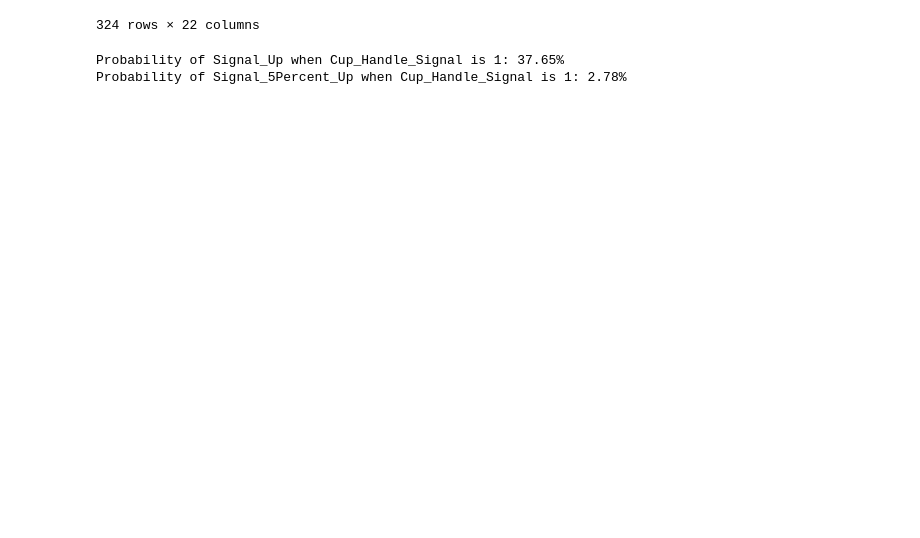
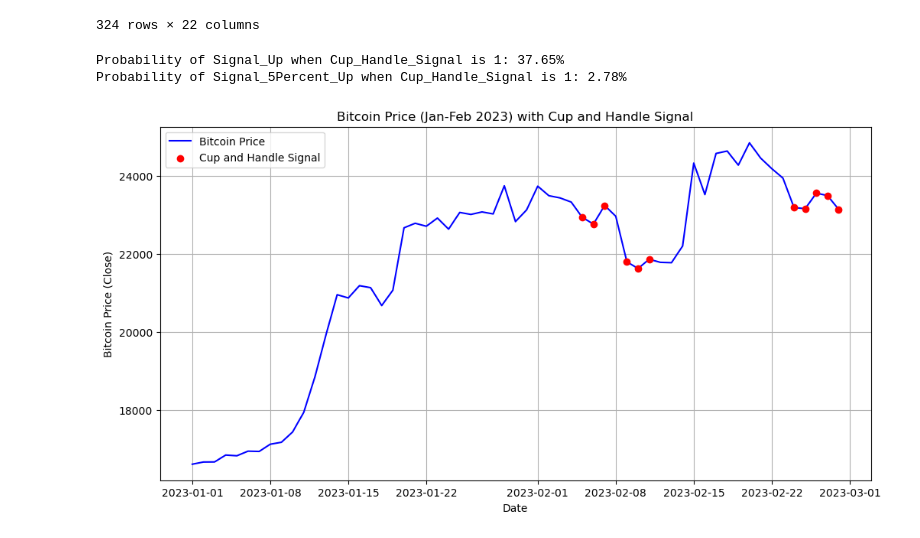
Before and after one commit to Rex-Chan99/Bitcoin_prediction, a Jupyter notebook: Master_dataset.ipynb, the cells around one changed output. Cells and saved outputs as stored; diff of their text form; code cells hidden in the pictures; blank space fills up the shorter version.

Commit message:
trying revise the cup and handle pattern

```diff
--- a/Master_dataset.ipynb
+++ b/Master_dataset.ipynb
@@ -195,3 +195,29 @@ print(f"Probability of Signal_5Percent_Up when Cup_Handle_Signal is 1: {prob_sig
 # %% [output]
 Probability of Signal_Up when Cup_Handle_Signal is 1: 37.65%
 Probability of Signal_5Percent_Up when Cup_Handle_Signal is 1: 2.78%
+# %%
+import matplotlib.pyplot as plt
+
+# Filter data for January and February 2023
+filtered_data = df_bitcoin_by_day[
+    (df_bitcoin_by_day['Open time'] >= '2023-01-01') &
+    (df_bitcoin_by_day['Open time'] <= '2023-02-28')
+]
+
+# Plot Bitcoin price
+plt.figure(figsize=(12, 6))
+plt.plot(filtered_data['Open time'], filtered_data['Close'], label='Bitcoin Price', color='blue')
+
+# Highlight Cup and Handle signals
+cup_handle_data = filtered_data[filtered_data['Cup_Handle_Signal'] == 1]
+plt.scatter(cup_handle_data['Open time'], cup_handle_data['Close'], color='red', label='Cup and Handle Signal', zorder=5)
+
+# Add labels and legend
+plt.title('Bitcoin Price (Jan-Feb 2023) with Cup and Handle Signal')
+plt.xlabel('Date')
+plt.ylabel('Bitcoin Price (Close)')
+plt.legend()
+plt.grid(True)
+plt.show()
+# %% [output]
+[figure, added]
```
